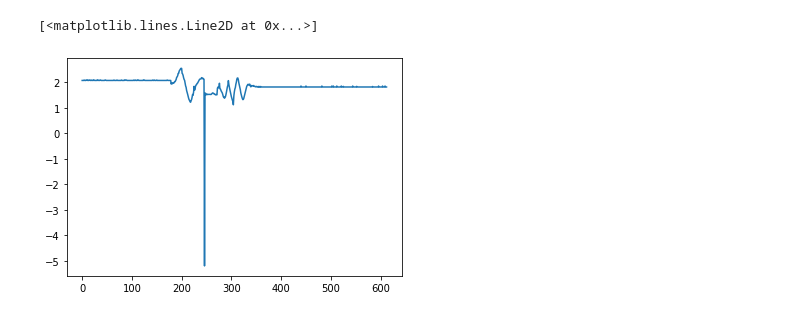
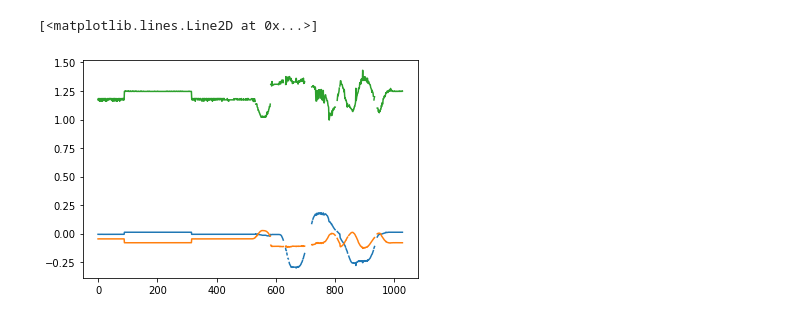
Before and after one commit to SujithChristopher/skateboard_gui, a Jupyter notebook: ipy_notebooks/all_data_comparision.ipynb, the cells around one changed output. Cells and saved outputs as stored; diff of their text form; code cells hidden in the pictures.

Commit message:
pushing new data

```diff
--- a/ipy_notebooks/all_data_comparision.ipynb
+++ b/ipy_notebooks/all_data_comparision.ipynb
@@ -33,7 +30,9 @@ while True:
+# %%
+_pth_calibration = r"C:\Users\CMC\Dropbox\mira\mira_vellore\splitVideos\ARUCXXXXMARKU010120000000XXXXXXXXX\Session 20-07-22_10-53-15_690"
 # %%
-_pth = r"C:\Users\CMC\Dropbox\mira\mira_vellore\splitVideos\SUJIXXXXXXXXU010120000000XXXXXXXXX\calibration"
+""" importing calibration file """
 
-calib_pth = os.path.join(_pth, "AR_CALIBRATION.msgpack")
+calib_pth = os.path.join(_pth_calibration, "AR_CALIBRATION.msgpack")
 _calib_file = open(calib_pth, "rb")
 unpacker = mp.Unpacker(_calib_file, object_hook=mpn.decode)
 _calib = []
@@ -42,3 +41,12 @@ for unpacked in unpacker:
 
 cameraMatrix = _calib[0][0]
 distCoeffs = _calib[0][1]
+
+
+yPos = 112
+xPos = 274
+
+yRes = 736
+xRes = 864
+scalling = 2
+yRes
@@ -65,0 +107,7 @@ df
+# %%
+# _data_pth = r"C:\Users\CMC\Dropbox\mira\mira_vellore\splitVideos\ARUCXXXXMARKU010120000000XXXXXXXXX\Session 22-07-22_12-42-02_505" # session 5 test 1
+_data_pth = r"C:\Users\CMC\Dropbox\mira\mira_vellore\splitVideos\ARUCXXXXMARKU010120000000XXXXXXXXX\Session 26-07-22_10-27-13_120" # session 6 test 0
+# _data_pth = r"C:\Users\CMC\Dropbox\mira\mira_vellore\splitVideos\ARUCXXXXMARKU010120000000XXXXXXXXX\Session 27-07-22_11-02-21_383" # session 7 test 0
+
+df = get_ar_pose_data(_data_pth, cameraMatrix, distCoeffs, process_raw=True)
+df
@@ -66,5 +129,9 @@ df
+# %%
+df = add_time_col(df,  _data_pth)
 # %%
-plt.plot(df['y'])
+plt.plot(df["x"])
+plt.plot(df["y"])
+plt.plot(df["z"])
 # %% [output]
 [<matplotlib.lines.Line2D at 0x...>]
-[figure, old version]
+[figure, new version]
```
Also changed, not shown: parts of 19 cells of this notebook, 15 other files.
